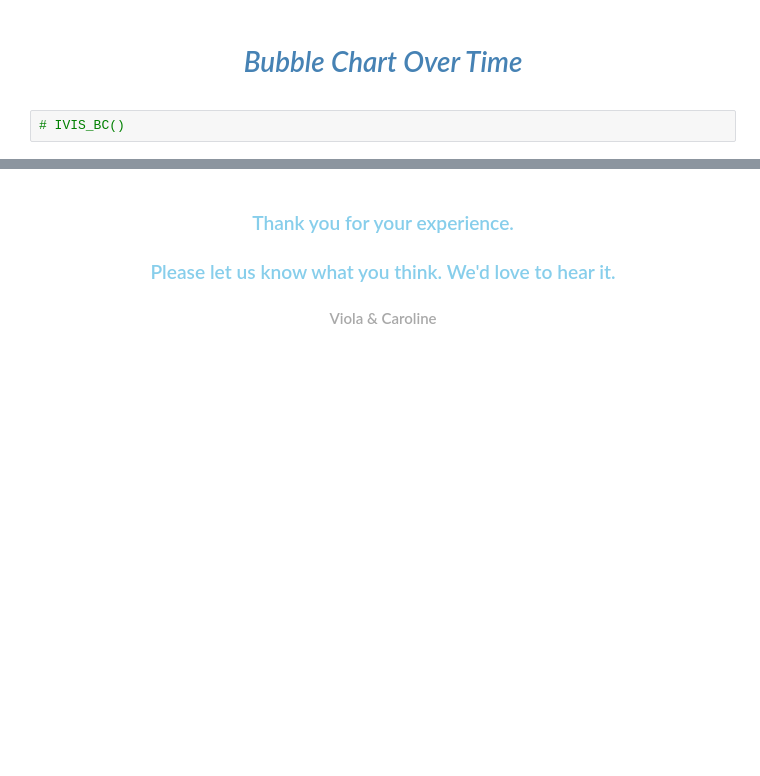
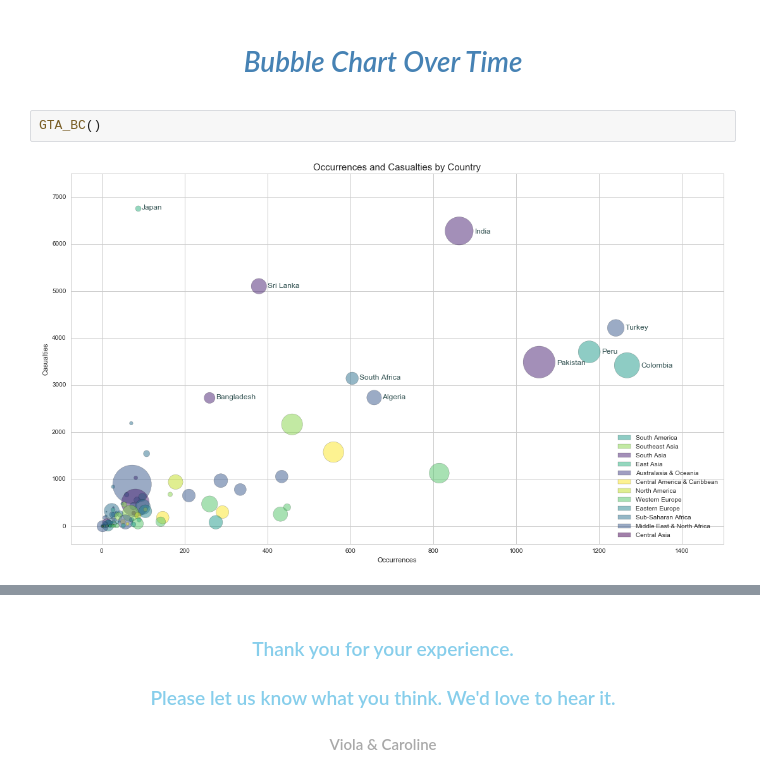
Before and after one commit to ICT4SD/Terrorism_Analysis, a Jupyter notebook: IVIS-GTD/Global Terrorism Analysis - ICT4SD.ipynb, the cells around one changed output, grey strips where cells are left out. Cells and saved outputs as stored; diff of their text form; blank space fills up the shorter version.

```diff
--- a/IVIS-GTD/Global Terrorism Analysis - ICT4SD.ipynb
+++ b/IVIS-GTD/Global Terrorism Analysis - ICT4SD.ipynb
@@ -93,5 +93,7 @@ IVIS_HT()
         <i class="fa fa-globe fa-2x"> Bubble Chart Over Time</i>
     </h1>
 </font>
-# %%
-# IVIS_BC()
+# %%
+GTA_BC()
+# %% [output]
+[figure, added]
```
Also changed, not shown: parts of 10 cells of this notebook.
